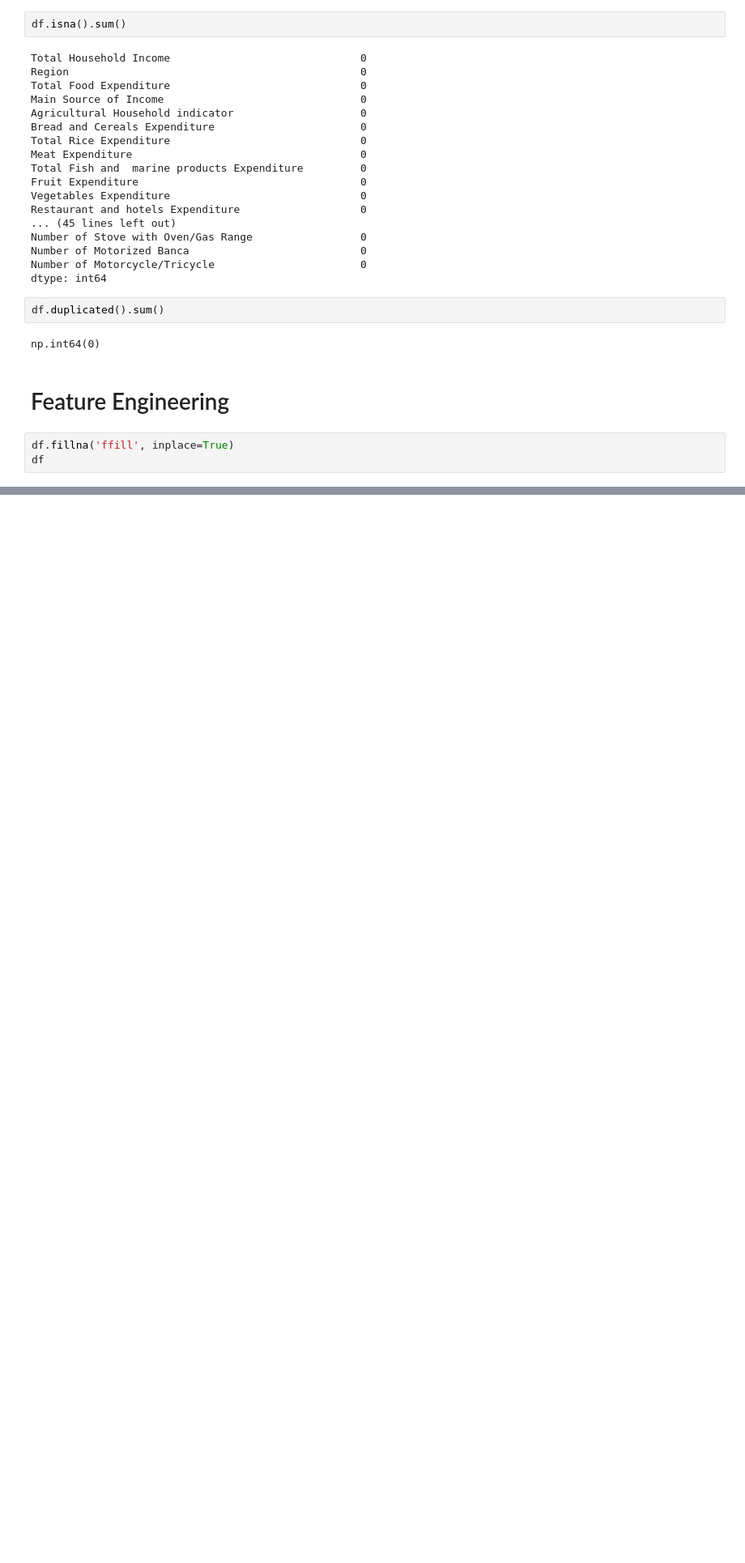
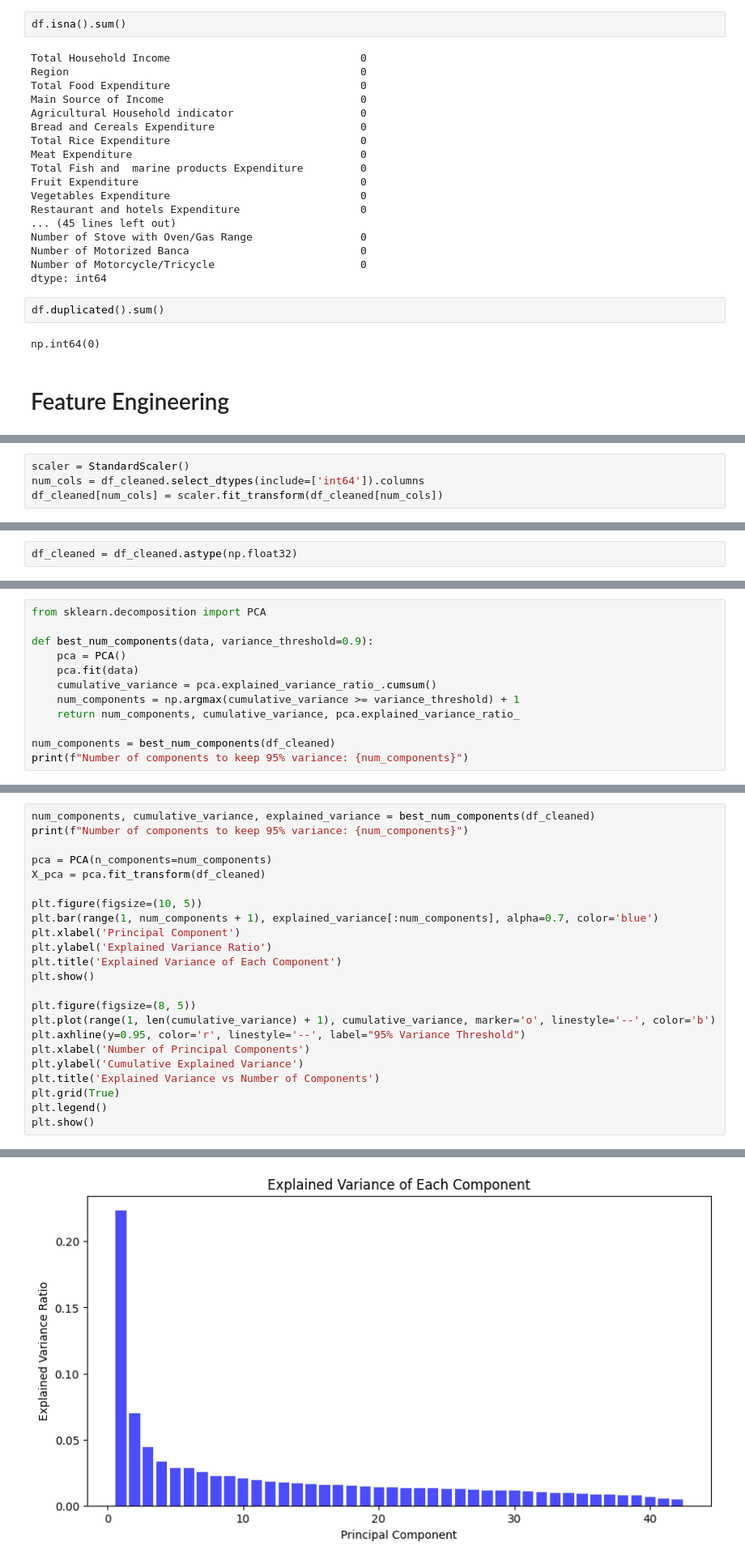
Before and after one commit to machiwao/CCADMACL_PROJECT_COM222, a Jupyter notebook: CCADMACL_Project_Implementation.ipynb, the cells around one changed output, grey strips where cells are left out. Shown at 81% size. Cells and saved outputs as stored; diff of their text form; blank space fills up the shorter version.

```diff
--- a/CCADMACL_Project_Implementation.ipynb
+++ b/CCADMACL_Project_Implementation.ipynb
@@ -75,6 +76,3 @@ df.duplicated().sum()
 np.int64(0)
 # %% [markdown]
 # Feature Engineering
-# %%
-df.fillna('ffill', inplace=True)
-df
@@ -106,0 +167,4 @@ KeyError: 'Total Income'
+# %%
+scaler = StandardScaler()
+num_cols = df_cleaned.select_dtypes(include=['int64']).columns
+df_cleaned[num_cols] = scaler.fit_transform(df_cleaned[num_cols])
@@ -106,0 +183,2 @@ KeyError: 'Total Income'
+# %%
+df_cleaned = df_cleaned.astype(np.float32)
@@ -106,0 +225,12 @@ KeyError: 'Total Income'
+# %%
+from sklearn.decomposition import PCA
+
+def best_num_components(data, variance_threshold=0.9):
+    pca = PCA()
+    pca.fit(data)
+    cumulative_variance = pca.explained_variance_ratio_.cumsum()
+    num_components = np.argmax(cumulative_variance >= variance_threshold) + 1
+    return num_components, cumulative_variance, pca.explained_variance_ratio_
+
+num_components = best_num_components(df_cleaned)
+print(f"Number of components to keep 95% variance: {num_components}")
@@ -106,0 +255,24 @@ KeyError: 'Total Income'
+# %%
+num_components, cumulative_variance, explained_variance = best_num_components(df_cleaned)
+print(f"Number of components to keep 95% variance: {num_components}")
+
+pca = PCA(n_components=num_components)
+X_pca = pca.fit_transform(df_cleaned)
+
+plt.figure(figsize=(10, 5))
+plt.bar(range(1, num_components + 1), explained_variance[:num_components], alpha=0.7, color='blue')
+plt.xlabel('Principal Component')
+plt.ylabel('Explained Variance Ratio')
+plt.title('Explained Variance of Each Component')
+plt.show()
+
+plt.figure(figsize=(8, 5))
+plt.plot(range(1, len(cumulative_variance) + 1), cumulative_variance, marker='o', linestyle='--', color='b')
+plt.axhline(y=0.95, color='r', linestyle='--', label="95% Variance Threshold")
+plt.xlabel('Number of Principal Components')
+plt.ylabel('Cumulative Explained Variance')
+plt.title('Explained Variance vs Number of Components')
+plt.grid(True)
+plt.legend()
+plt.show()
+# %% [output]
@@ -106,0 +280 @@ KeyError: 'Total Income'
+[figure, added]
```
Also changed, not shown: parts of 25 cells of this notebook.
